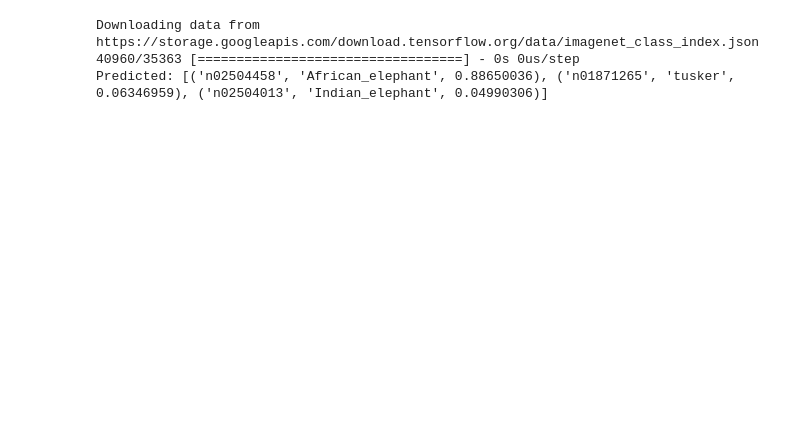
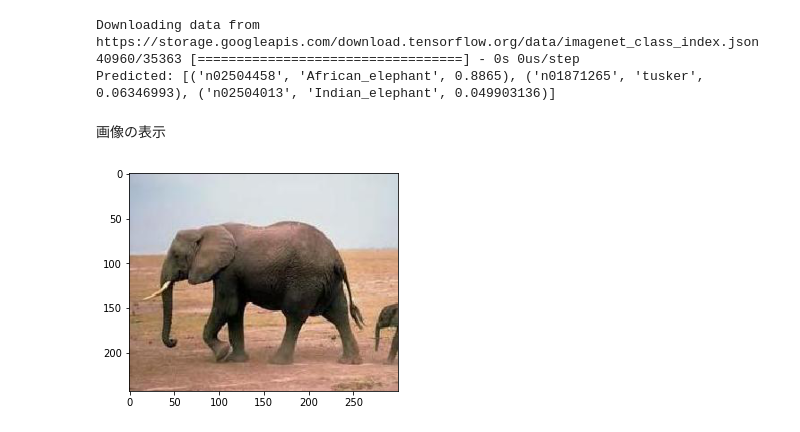
Before and after one commit to mashyko/Image-Classifier, a Jupyter notebook: MobileNet.ipynb, the cells around one changed output. Drawn from its saved outputs; the diff is of its cells as text; code cells hidden in the pictures; blank space fills up the shorter version.

```diff
--- a/MobileNet.ipynb
+++ b/MobileNet.ipynb
@@ -23,7 +28,7 @@ model = MobileNet(weights='imagenet')
  #                 'DepthwiseConv2D': mobilenet.DepthwiseConv2D})
 #model=MobileNet(input_shape=None, alpha=1.0, depth_multiplier=1, dropout=1e-3, include_top=True, weights='imagenet', input_tensor=None, pooling=None, classes=1000)
 
-img_path ="/content/drive/My Drive/images/elephant.jpg"
+img_path ="images/elephant.jpg"
 img = image.load_img(img_path, target_size=(224, 224))
 x = image.img_to_array(img)
 x = np.expand_dims(x, axis=0)
@@ -39,4 +44,16 @@ print('Predicted:', decode_predictions(preds, top=3)[0])
 # %% [output]
 Downloading data from https://storage.googleapis.com/download.tensorflow.org/data/imagenet_class_index.json
 40960/35363 [==================================] - 0s 0us/step
-Predicted: [('n02504458', 'African_elephant', 0.88650036), ('n01871265', 'tusker', 0.06346959), ('n02504013', 'Indian_elephant', 0.04990306)]
+Predicted: [('n02504458', 'African_elephant', 0.8865), ('n01871265', 'tusker', 0.06346993), ('n02504013', 'Indian_elephant', 0.049903136)]
+# %% [markdown]
+画像の表示
+# %%
+import matplotlib.pyplot as plt
+from PIL import Image
+
+img= Image.open('images/elephant.jpg')
+plt.figure()
+plt.imshow(img)
+plt.show()
+# %% [output]
+[figure, added]
```
Also changed, not shown: parts of 6 cells of this notebook.
